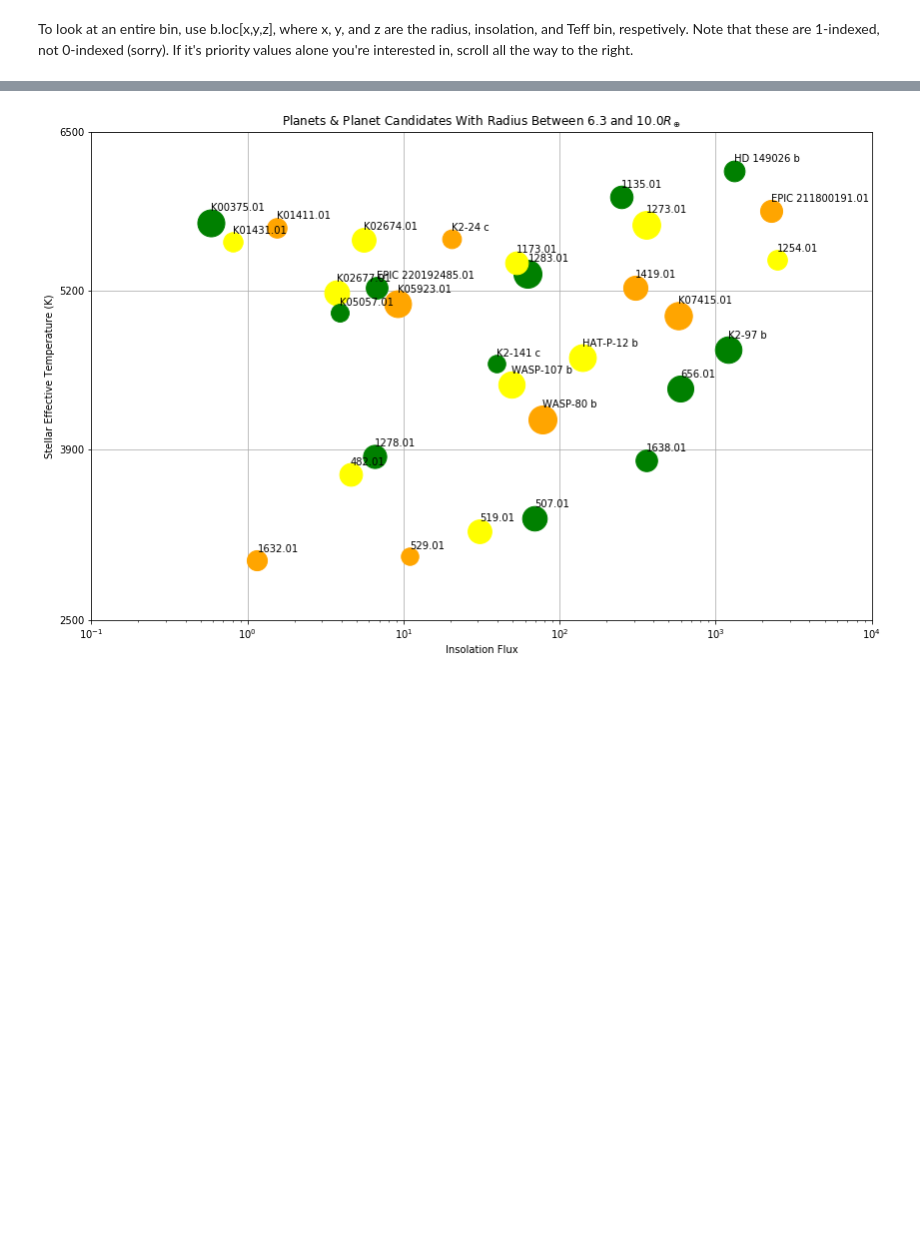
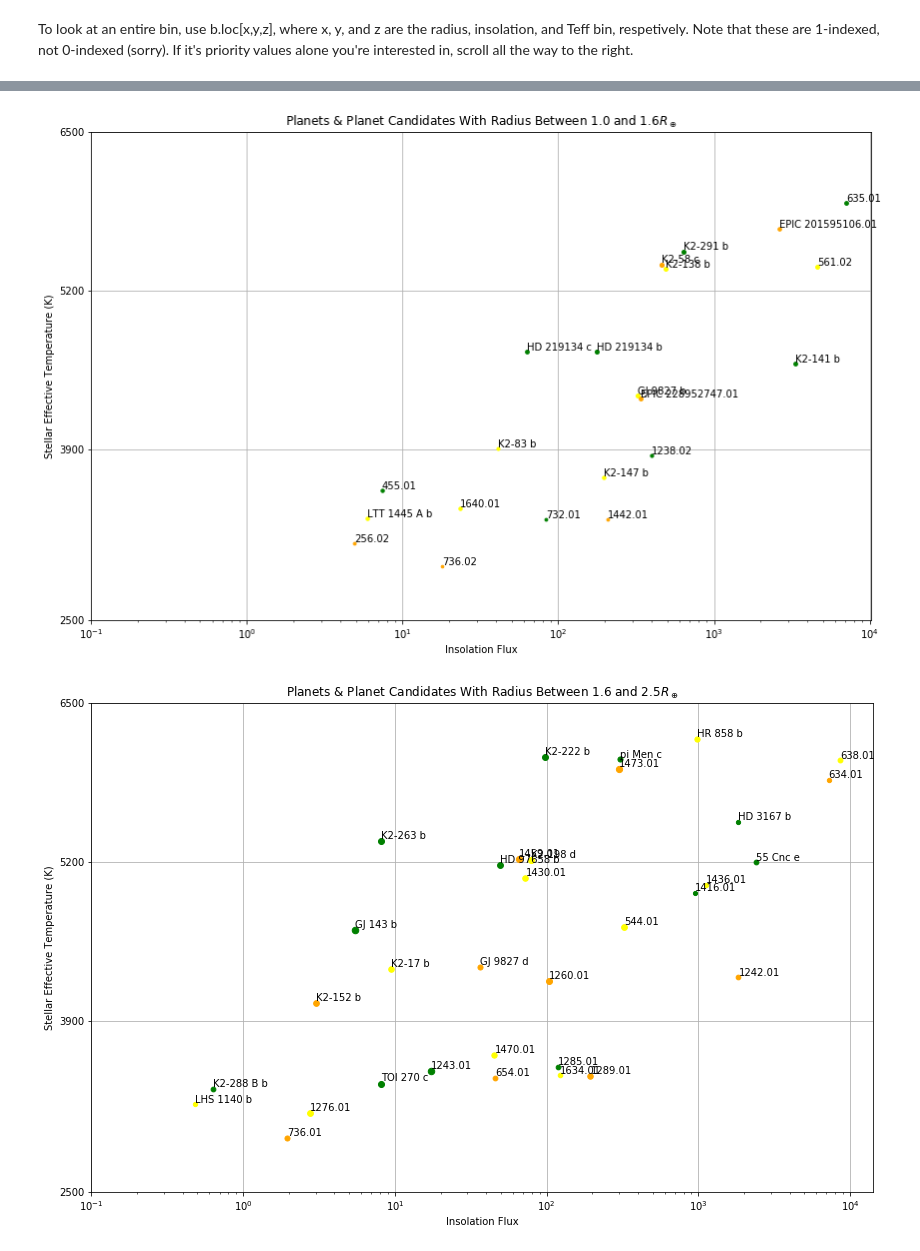
Before and after one commit to murphyjm/tks_targets_shared, a Jupyter notebook: Prioritization-Tools-Tutorial.ipynb, the cells around one changed output, grey strips where cells are left out. Drawn from its saved outputs; the diff is of its cells as text; code cells hidden in the pictures; blank space fills up the shorter version.

```diff
--- a/Prioritization-Tools-Tutorial.ipynb
+++ b/Prioritization-Tools-Tutorial.ipynb
@@ -99,6 +99,8 @@ Let's try the visualization tool, which displays all the objects in a given radi
 # %%
 #bin_plotter inputs are the binned data, the bin edges
 #(as defined above), and the radius bin of interest
-bin_plotter(b,bins,5)
+for i in np.arange(1,6):
+    bin_plotter(b,bins,i)
 # %% [output]
-[figure, old version]
+[figure, new version]
+[figure, added]
```
Also changed, not shown: parts of 6 cells of this notebook, 3 other files.
